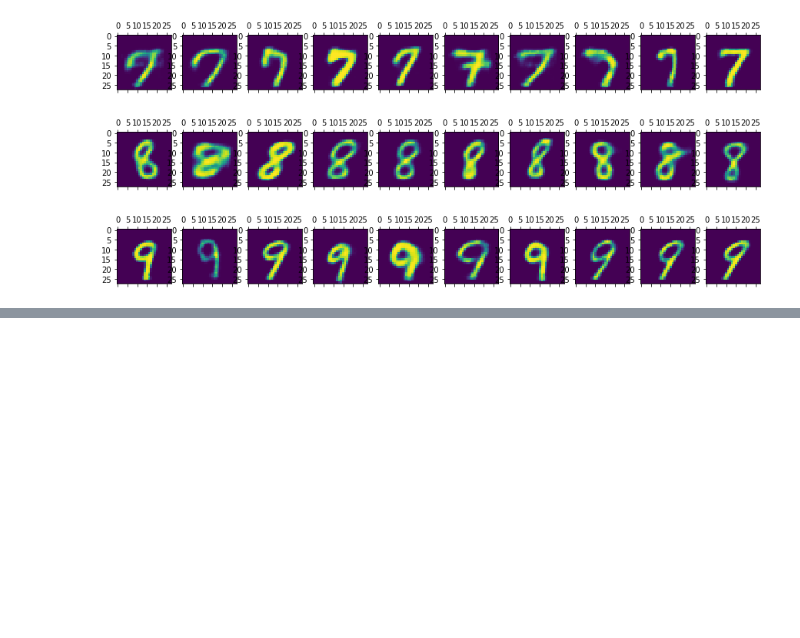
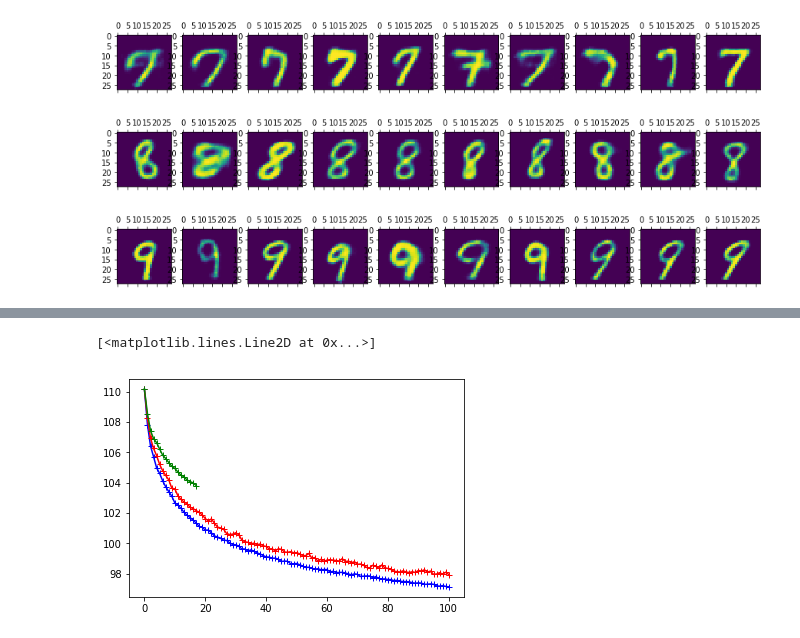
Before and after one commit to Runjing-Liu120/RaoBlackwellizedSGD, a Jupyter notebook: experiments/semisupervised_mnist/ss_mnist_results.ipynb, the cells around one changed output, grey strips where cells are left out. Cells and saved outputs as stored; diff of their text form; code cells hidden in the pictures; blank space fills up the shorter version.

```diff
--- a/experiments/semisupervised_mnist/ss_mnist_results.ipynb
+++ b/experiments/semisupervised_mnist/ss_mnist_results.ipynb
@@ -258,0 +259,9 @@ plt.plot(nsample2_batch_losses, '+-')
+# %%
+gumbel_batch_losses = np.load('./mnist_vae_results/gumbel_vae_batch_losses.npy')
+# %%
+plt.plot(topk10_batch_losses, 'b+-')
+plt.plot(topk0_batch_losses, 'r+-')
+plt.plot(gumbel_batch_losses, 'g+-')
+# %% [output]
+[<matplotlib.lines.Line2D at 0x...>]
+[figure, added]
```
Also changed, not shown: parts of 1 cell of this notebook, 2 other files.
